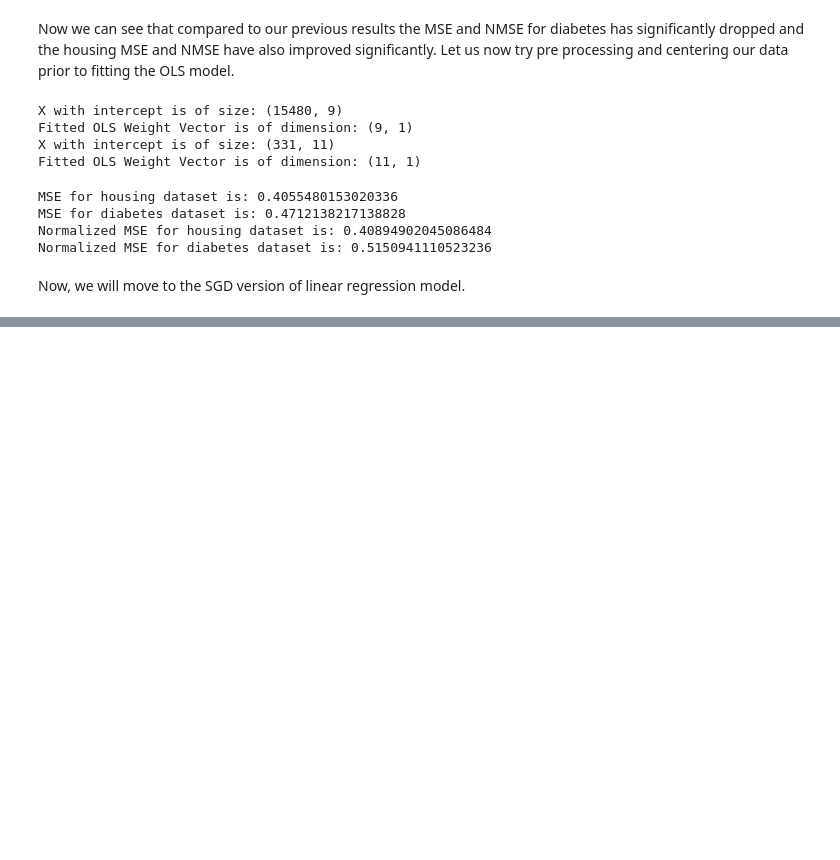
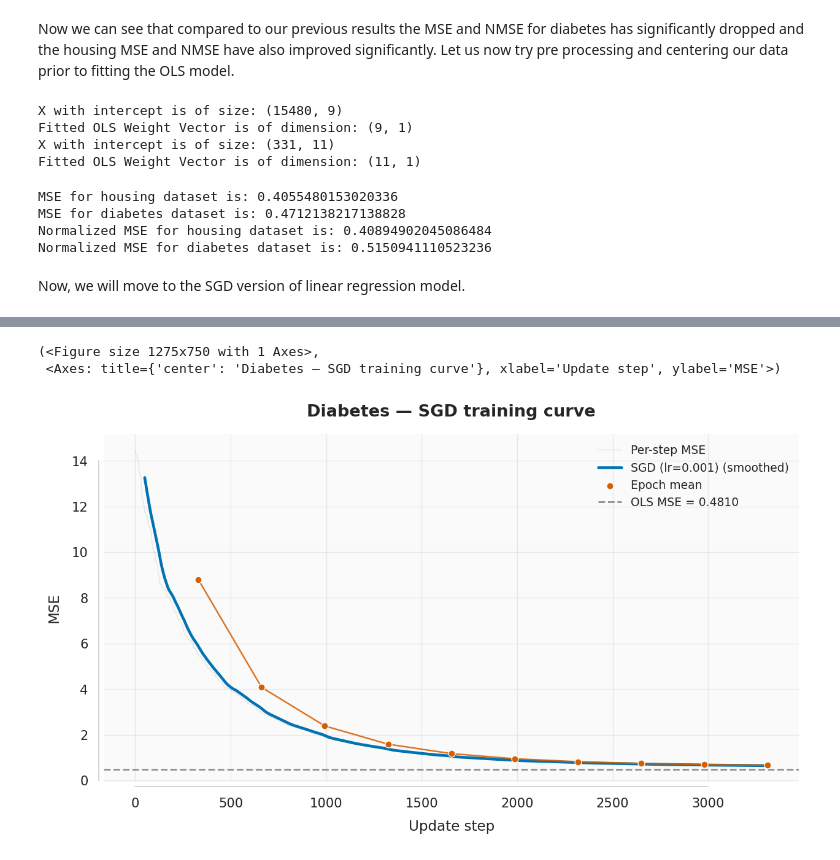
Before and after one commit to rameshaditya-me/Easy-Classical-ML-DL, a Jupyter notebook: linear-regression/linear-regression.ipynb, the cells around one changed output, grey strips where cells are left out. Cells and saved outputs as stored; diff of their text form; code cells hidden in the pictures; blank space fills up the shorter version.

```diff
--- a/linear-regression/linear-regression.ipynb
+++ b/linear-regression/linear-regression.ipynb
@@ -715,0 +833,17 @@ def train(X: np.ndarray, Y:np.ndarray, W:np.ndarray, lr:np.ndarray, num_epochs:
+# %%
+lr = 0.001
+W_sgd, train_loss = train(diabetes_train, diabetes_target_train, lr=lr, num_epochs=10)
+ols_mse = mse(diabetes_target_train, np.hstack((diabetes_train,np.ones((diabetes_train.shape[0],1)))) @ W_diabetes_ols_with_intercept)
+
+visualize_train_loss(
+    train_loss,
+    lr=lr,
+    ols_mse=ols_mse,
+    n_samples=diabetes_train.shape[0],
+    smooth_window=50,
+    title="Diabetes — SGD training curve",
+)
+# %% [output]
+(<Figure size 1275x750 with 1 Axes>,
+ <Axes: title={'center': 'Diabetes — SGD training curve'}, xlabel='Update step', ylabel='MSE'>)
+[figure, added]
```
Also changed, not shown: parts of 5 cells of this notebook.
